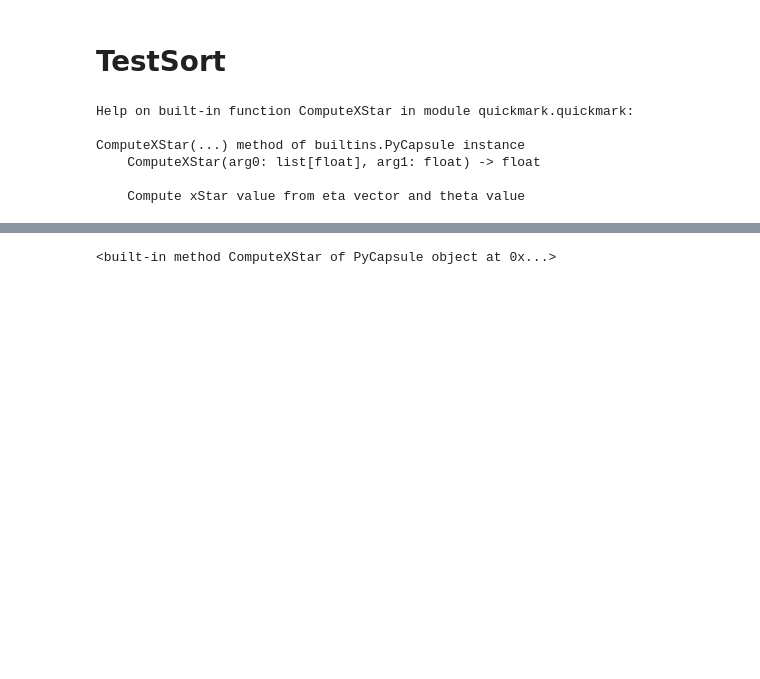
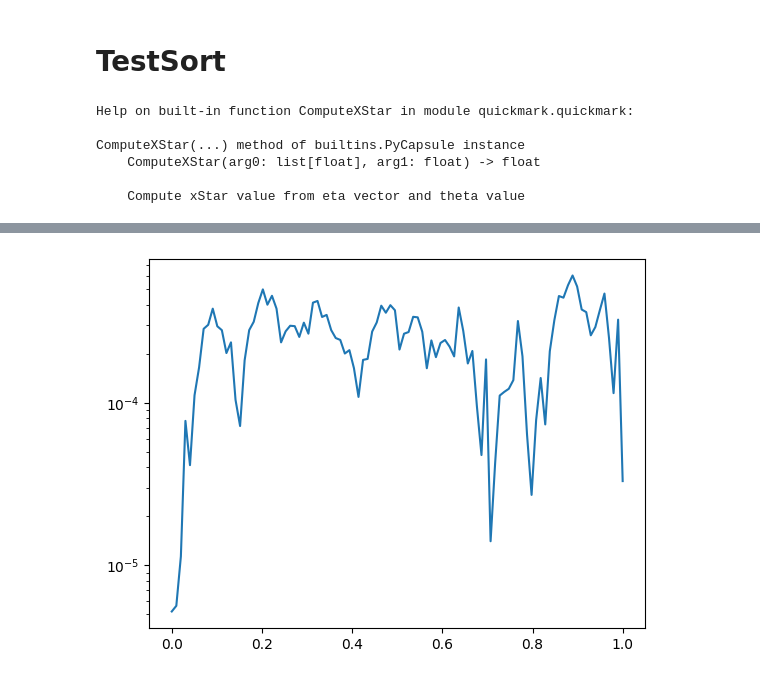
Before and after one commit to EdoardoBonetti/QuickMark, a Jupyter notebook: demos/quicksort.ipynb, the cells around one changed output, grey strips where cells are left out. Cells and saved outputs as stored; diff of their text form; code cells hidden in the pictures; blank space fills up the shorter version.

Commit message:
quickmark updated

```diff
--- a/demos/quicksort.ipynb
+++ b/demos/quicksort.ipynb
@@ -52,4 +34,5 @@ plt.plot(xs, np.sqrt(1-xs))
 # %%
-print(quickmark.quickmark.ComputeXStar)
+plt.plot(xs, np.abs(np.sqrt(1-xs)- vals))
+plt.yscale("log")
 # %% [output]
-<built-in method ComputeXStar of PyCapsule object at 0x...>
+[figure, added]
```
Also changed, not shown: parts of 4 cells of this notebook, 6 other files.
